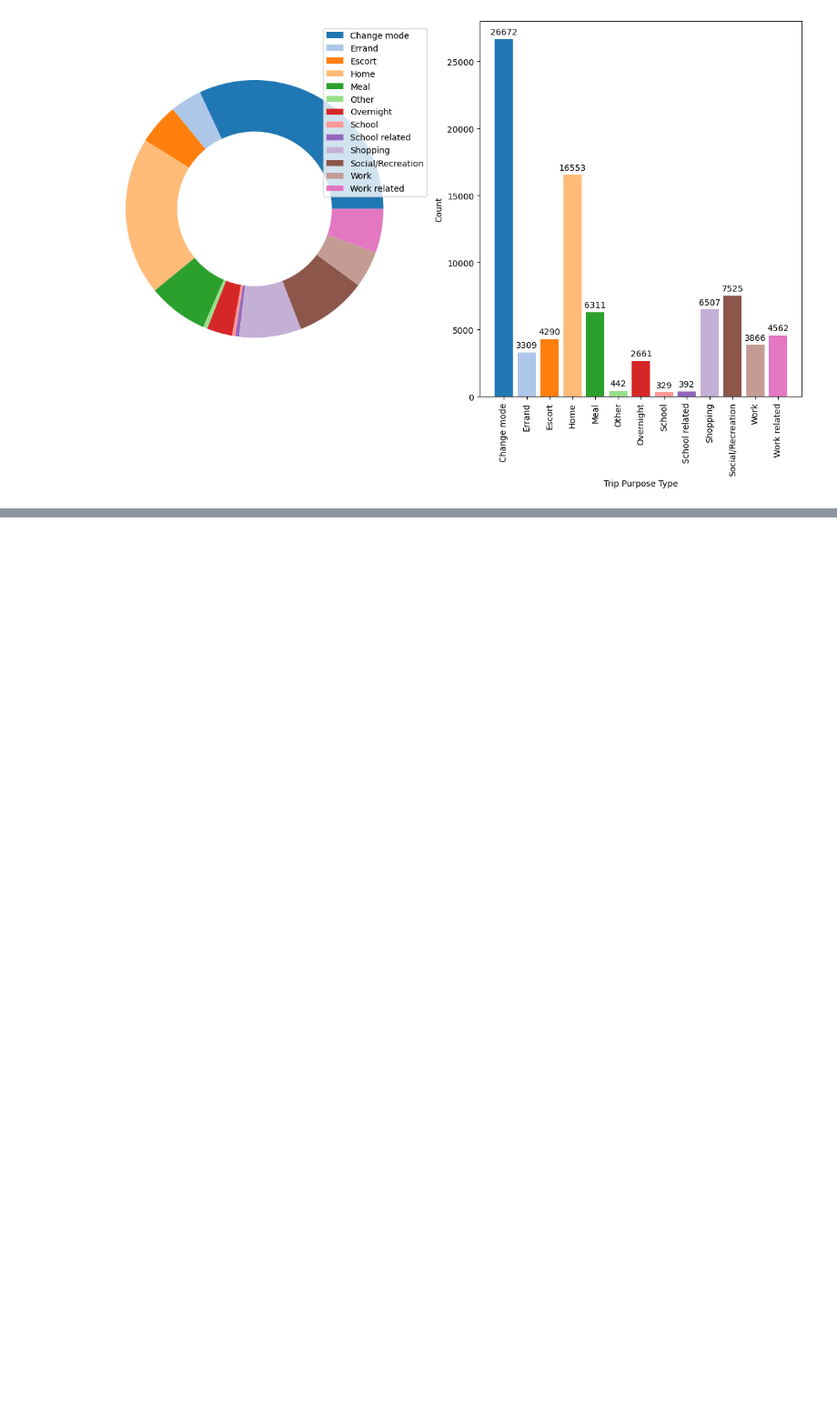
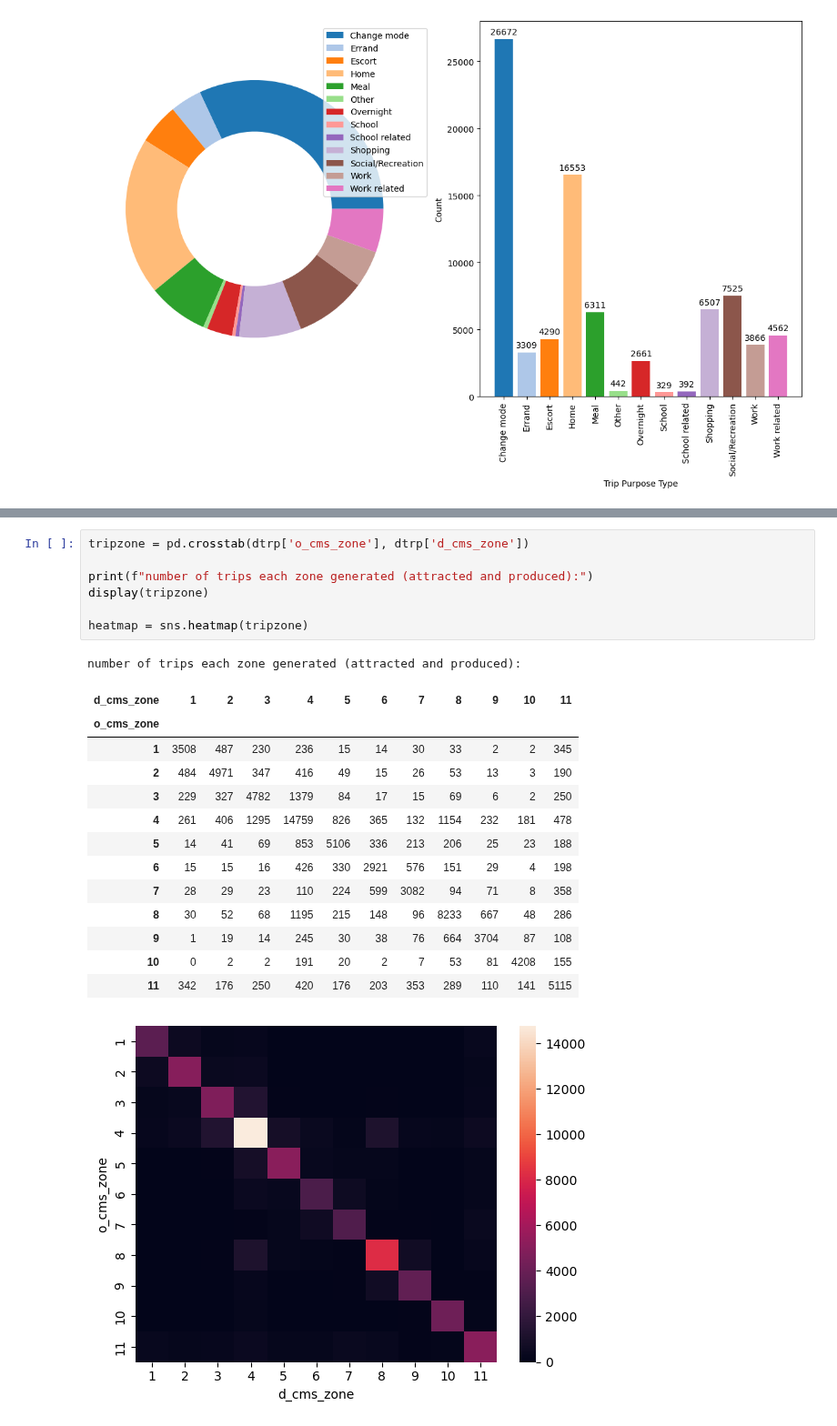
Before and after one commit to WenlongL1/CIE-539-Project, a Jupyter notebook: part1.ipynb, the cells around one changed output, grey strips where cells are left out. Shown at 91% size. Drawn from its saved outputs; the diff is of its cells as text; blank space fills up the shorter version.

```diff
--- a/part1.ipynb
+++ b/part1.ipynb
@@ -455,0 +518,23 @@ plt.show()
+# %%
+tripzone = pd.crosstab(dtrp['o_cms_zone'], dtrp['d_cms_zone'])
+
+print(f"number of trips each zone generated (attracted and produced):")
+display(tripzone)
+
+heatmap = sns.heatmap(tripzone)
+# %% [output]
+number of trips each zone generated (attracted and produced):
+| d_cms_zone | 1 | 2 | 3 | 4 | 5 | 6 | 7 | 8 | 9 | 10 | 11 |
+| o_cms_zone |  |  |  |  |  |  |  |  |  |  |  |
+| 1 | 3508 | 487 | 230 | 236 | 15 | 14 | 30 | 33 | 2 | 2 | 345 |
+| 2 | 484 | 4971 | 347 | 416 | 49 | 15 | 26 | 53 | 13 | 3 | 190 |
+| 3 | 229 | 327 | 4782 | 1379 | 84 | 17 | 15 | 69 | 6 | 2 | 250 |
+| 4 | 261 | 406 | 1295 | 14759 | 826 | 365 | 132 | 1154 | 232 | 181 | 478 |
+| 5 | 14 | 41 | 69 | 853 | 5106 | 336 | 213 | 206 | 25 | 23 | 188 |
+| 6 | 15 | 15 | 16 | 426 | 330 | 2921 | 576 | 151 | 29 | 4 | 198 |
+| 7 | 28 | 29 | 23 | 110 | 224 | 599 | 3082 | 94 | 71 | 8 | 358 |
+| 8 | 30 | 52 | 68 | 1195 | 215 | 148 | 96 | 8233 | 667 | 48 | 286 |
+| 9 | 1 | 19 | 14 | 245 | 30 | 38 | 76 | 664 | 3704 | 87 | 108 |
+| 10 | 0 | 2 | 2 | 191 | 20 | 2 | 7 | 53 | 81 | 4208 | 155 |
+| 11 | 342 | 176 | 250 | 420 | 176 | 203 | 353 | 289 | 110 | 141 | 5115 |
+[figure, added]
```
Also changed, not shown: parts of 5 cells of this notebook, 1 other file.
